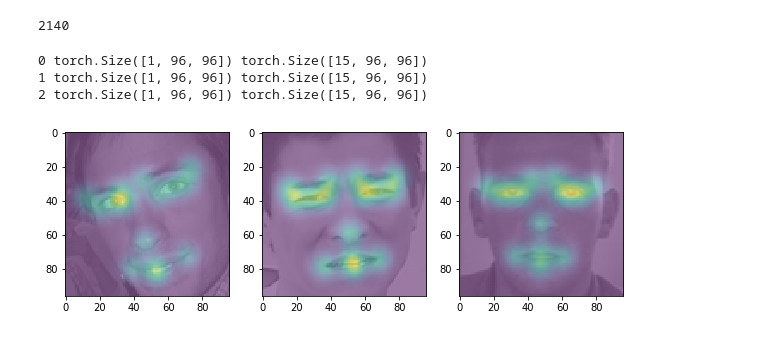
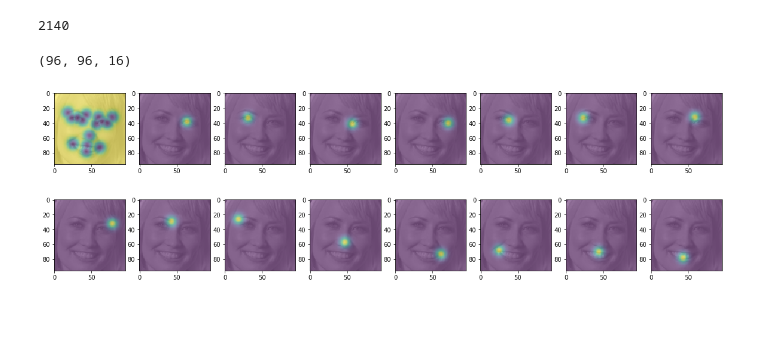
Before and after one commit to daptecc/facial-keypoints-heatmaps, a Jupyter notebook: datasets.ipynb, the cells around one changed output. Saved outputs shown, nothing was run; the diff lists cells and outputs as text; code cells hidden in the pictures.

```diff
--- a/datasets.ipynb
+++ b/datasets.ipynb
@@ -53,48 +53,50 @@ class FacialKeyPointsDataset(Dataset):
         if self.n_keypoints == 4:
             keypts = keypts[~np.isnan(keypts)]
 
-        heatmaps = []
+        heatmaps = np.zeros((h, w, len(keypts)//2 + 1), dtype=np.float32)
         for i in range(0, len(keypts)//2):
             x = int(keypts[i * 2])
             y = int(keypts[i * 2 + 1])
             heatmap = self.gaussian(x, y, w, h)
-            heatmaps.append(heatmap)
+            heatmaps[:,:, i + 1] = heatmap
 
-        heatmaps = np.array(heatmaps)
+        heatmaps[:,:, 0] = 1.0 - np.max(heatmaps, axis=2)
 
         if self.transform:
             img = self.transform(img)
             heatmaps = self.transform(heatmaps)
 
-        heatmaps = heatmaps.transpose(0,1)
-        heatmaps = heatmaps.transpose(1,2)
-
         return img, heatmaps
 
 
-    def gaussian(self, xL, yL, H, W, sigma=5):
-        channel = [math.exp(-((c - xL) ** 2 + (r - yL) ** 2) / (2 * sigma ** 2)) for r in range(H) for c in range(W)]
+    def gaussian(self, x, y, H, W, sigma=5):
+        """
+        Create heatmaps by convoluting a 2D gaussian kernel over a (x,y) keypoint
+        """
+        channel = [math.exp(-((c - x) ** 2 + (r - y) ** 2) / (2 * sigma ** 2)) for r in range(H) for c in range(W)]
         channel = np.array(channel, dtype=np.float32)
         channel = np.reshape(channel, newshape=(H, W))
 
         return channel
 
 
-    def show_sample(self, img, heatmaps):
+    def show_sample(self, img, heatmap):
         plt.imshow(img.reshape(self.size), cmap='gray', alpha=0.5)
-        plt.imshow(heatmaps.sum(axis=0), alpha=0.5)
+        plt.imshow(heatmap, alpha=0.5)
 
+    def display_sample(self):
+        fig = plt.figure(figsize=(20, 6))
+        fig.tight_layout()
+        rand_i = np.random.randint(0, len(self.df))
+        img, heatmaps = self.__getitem__(rand_i)
+        n = len(heatmaps)
+        #fig.add_subplot(2, (n + 1)//2, 1)
+        #plt.imshow(img.reshape(self.size), cmap='gray')
 
-    def display_samples(self, n=3):
-        fig = plt.figure(figsize=(10, 5))
-        fig.tight_layout()
-        for i in range(n):
-            rand_i = np.random.randint(0, len(self.df))
-            img, heatmaps = self.__getitem__(rand_i)
-
-            print(i, img.shape, heatmaps.shape)
-            fig.add_subplot(1, n, i + 1)
-            self.show_sample(img, heatmaps)
+        for i in range(0, n):
+            heatmap = heatmaps[i]
+            fig.add_subplot(2, (n + 1)//2, i + 1)
+            self.show_sample(img, heatmap)
         fig.savefig('samples/heatmaps.png')
 # %%
 def get_dataset(n_keypoints):
@@ -110,10 +112,8 @@ fkp = get_dataset(n_keypoints=15)
 len(fkp)
 # %% [output]
 2140
-# %%
-fkp.display_samples(n=3)
-# %% [output]
-0 torch.Size([1, 96, 96]) torch.Size([15, 96, 96])
-1 torch.Size([1, 96, 96]) torch.Size([15, 96, 96])
-2 torch.Size([1, 96, 96]) torch.Size([15, 96, 96])
-[figure, removed]
+# %%
+fkp.display_sample()
+# %% [output]
+(96, 96, 16)
+[figure, added]
```
Also changed, not shown: 4 other files.
